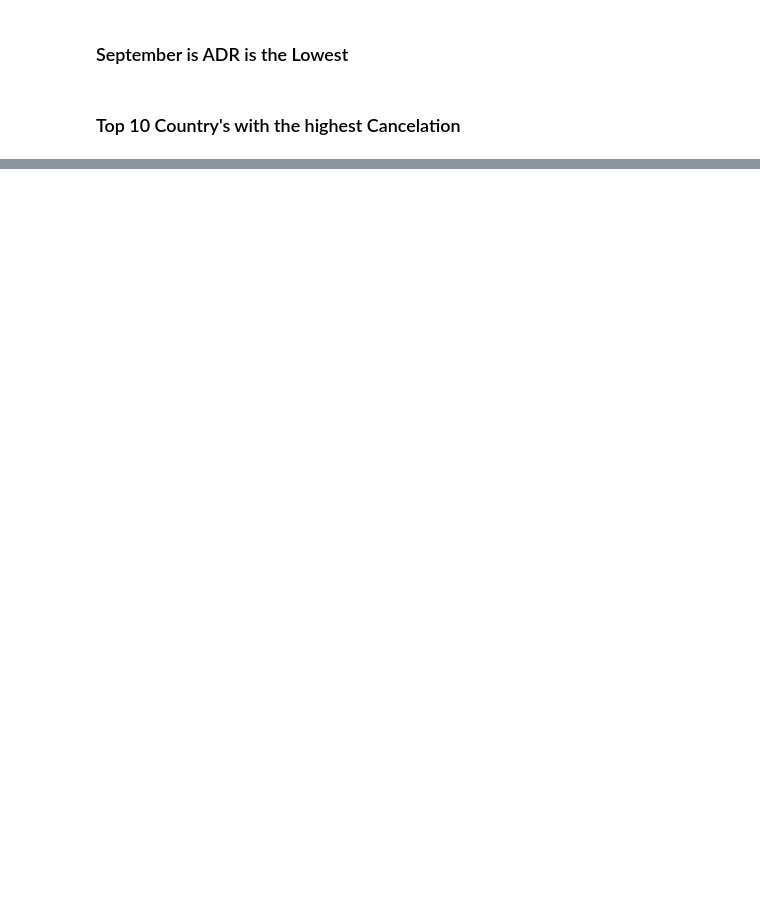
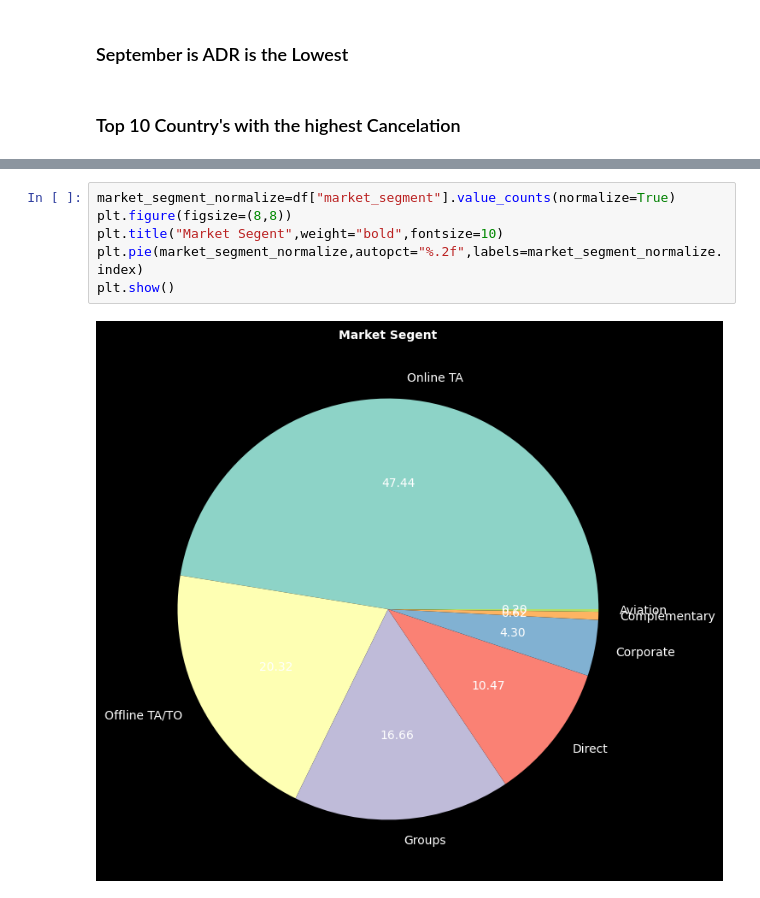
Before and after one commit to waseemofficial/Hotel-Booking-Data-, a Jupyter notebook: hotelBookingAnalysis.ipynb, the cells around one changed output, grey strips where cells are left out. Saved outputs shown, nothing was run; the diff lists cells and outputs as text; blank space fills up the shorter version.

```diff
--- a/hotelBookingAnalysis.ipynb
+++ b/hotelBookingAnalysis.ipynb
@@ -286,0 +298,8 @@ plt.show()
+# %%
+market_segment_normalize=df["market_segment"].value_counts(normalize=True)
+plt.figure(figsize=(8,8))
+plt.title("Market Segent",weight="bold",fontsize=10)
+plt.pie(market_segment_normalize,autopct="%.2f",labels=market_segment_normalize.index)
+plt.show()
+# %% [output]
+[figure, added]
```
Also changed, not shown: parts of 9 cells of this notebook, 2 other files.
